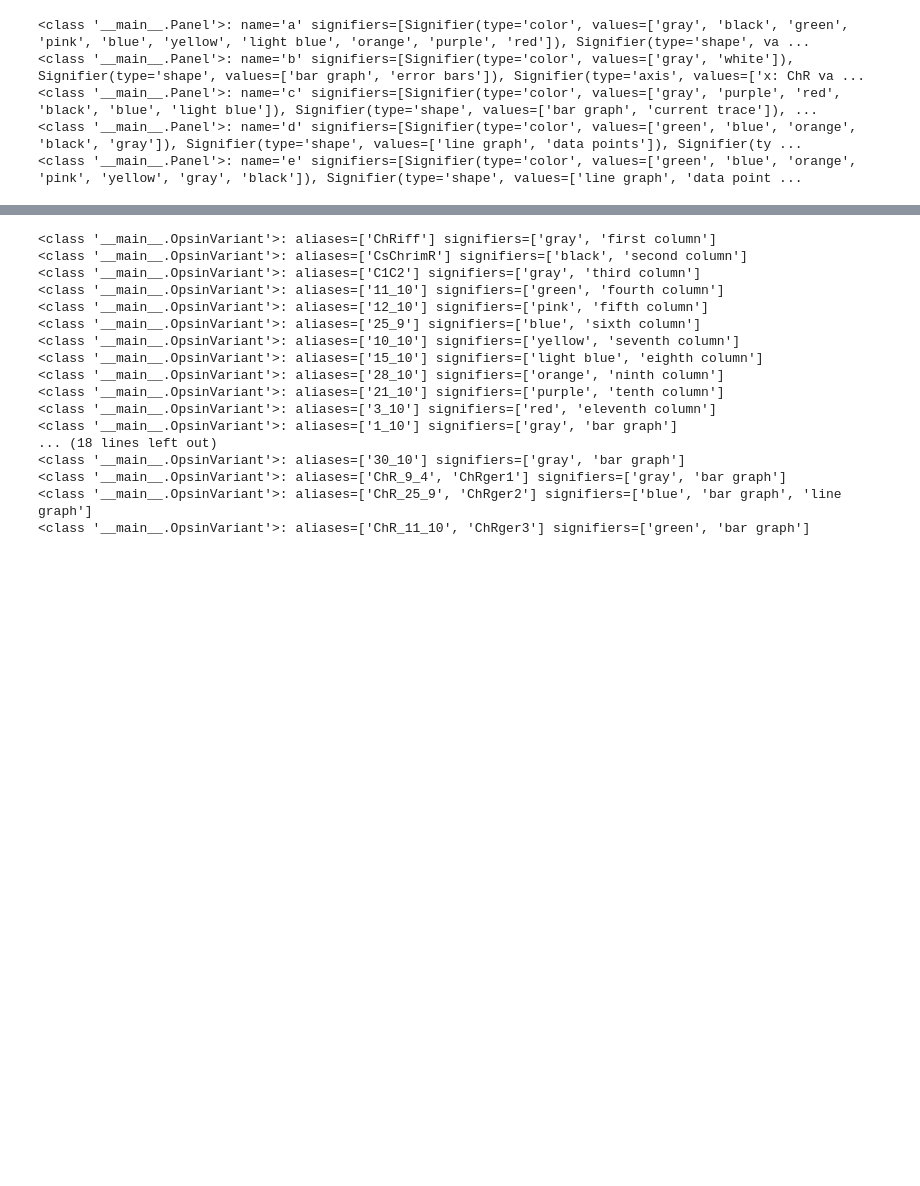
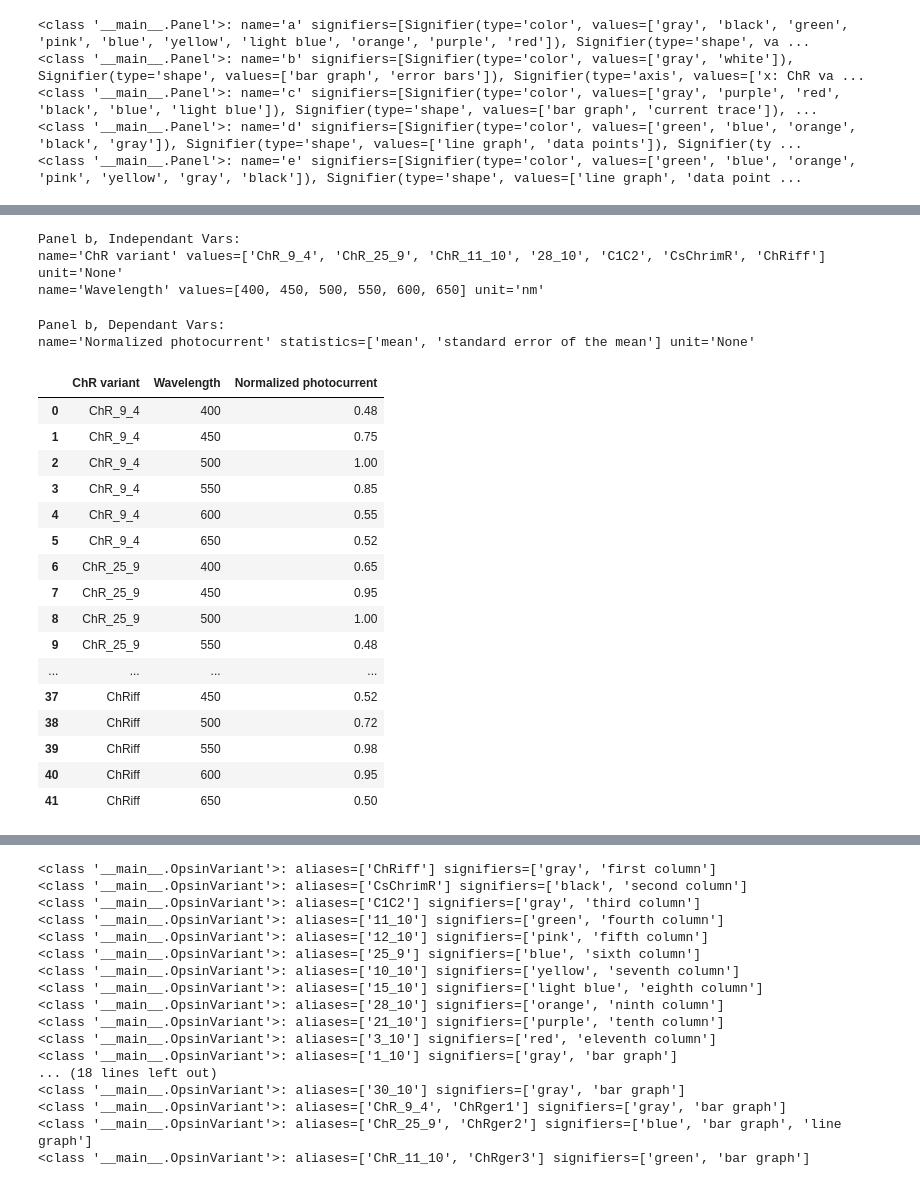
Before and after one commit to shababo/plotreader, a Jupyter notebook: sandbox/direct_anthropic_calls.ipynb, the cells around one changed output, grey strips where cells are left out. Cells and saved outputs as stored; diff of their text form; code cells hidden in the pictures; blank space fills up the shorter version.

```diff
--- a/sandbox/direct_anthropic_calls.ipynb
+++ b/sandbox/direct_anthropic_calls.ipynb
@@ -383,10 +441,10 @@ class Panel(BaseModel):
     name: str
     signifiers: List[Signifier]
 
-class PanelSet(BaseModel):
+class Figure(BaseModel):
     panels: List[Panel]
 
-output_parser = PydanticOutputParser(output_cls=PanelSet)
+output_parser = PydanticOutputParser(output_cls=Figure)
 # %%
 message_txt_no_options = """For each panel in this figure, tell me what the visual signifiers (color, axis, shape) are used and what values it takes (e.g. [blue, green, red]).
 Return your answer as structured data.
@@ -408,0 +526,5 @@ for panel in figure.panels:
+# %%
+class IndependantVariable(BaseModel):
+    name: str
+    values: list = Field(default_factory=list)
+    unit: str = Field(default = "None")
@@ -408,0 +619,71 @@ for panel in figure.panels:
+# %%
+print("Panel b, Independant Vars:")
+for iv in ind_vars:
+    print(iv)
+# %% [output]
+Panel b, Independant Vars:
+name='ChR variant' values=['ChR_9_4', 'ChR_25_9', 'ChR_11_10', '28_10', 'C1C2', 'CsChrimR', 'ChRiff'] unit='None'
+name='Wavelength' values=[400, 450, 500, 550, 600, 650] unit='nm'
+# %%
+print("Panel b, Dependant Vars:")
+for dv in dep_vars:
+    print(dv)
+# %% [output]
+Panel b, Dependant Vars:
+name='Normalized photocurrent' statistics=['mean', 'standard error of the mean'] unit='None'
+# %%
+anthropic_agent = BasicAnthropicAgent(
+    model = "claude-3-5-sonnet-20240620",
+    max_tokens = 4096,
+)
+
+output_parser = PydanticOutputParser(output_cls=DataFrameRowsOnly)
+
+dv_ind = 0
+
+
+
+dep_var = dep_vars[dv_ind]
+
+columns = {iv.name: pd.Series() for iv in ind_vars}
+columns.update({dep_var.name: pd.Series()})
+df = pd.DataFrame(columns)
+
+message_txt_no_options = """In Panel {panel_name}, what are the values of the {dep_var_stat} for the dependant variable {dep_var_name}?
+If the variable is not quantitative (like an image), only set the name field of IndependantVariable.
+Get the value for each condition. To help, here are the values the independant variable takes (there may be errors).
+{ind_vars}
+The column schema is the following: {schema}.
+""".format(
+    panel_name = figure.panels[panel_ind].name,
+    dep_var_stat = dep_var.statistics[0],
+    dep_var_name = dep_var.name,
+    ind_vars = ind_vars,
+    schema = ", ".join(df.columns),
+)
+
+prompt = message_txt_no_options
+prompt = PromptTemplate(prompt, output_parser=output_parser)
+
+response = anthropic_agent.message(prompt = prompt.format(llm=plotreader._MM_LLM), images = [image])
+panel_df = output_parser.parse(response.content[0].text).to_df(existing_df=df)
+
+panel_df
+# %% [output]
+|  | ChR variant | Wavelength | Normalized photocurrent |
+| 0 | ChR_9_4 | 400 | 0.48 |
+| 1 | ChR_9_4 | 450 | 0.75 |
+| 2 | ChR_9_4 | 500 | 1.00 |
+| 3 | ChR_9_4 | 550 | 0.85 |
+| 4 | ChR_9_4 | 600 | 0.55 |
+| 5 | ChR_9_4 | 650 | 0.52 |
+| 6 | ChR_25_9 | 400 | 0.65 |
+| 7 | ChR_25_9 | 450 | 0.95 |
+| 8 | ChR_25_9 | 500 | 1.00 |
+| 9 | ChR_25_9 | 550 | 0.48 |
+| ... | ... | ... | ... |
+| 37 | ChRiff | 450 | 0.52 |
+| 38 | ChRiff | 500 | 0.72 |
+| 39 | ChRiff | 550 | 0.98 |
+| 40 | ChRiff | 600 | 0.95 |
+| 41 | ChRiff | 650 | 0.50 |
```
Also changed, not shown: parts of 15 cells of this notebook, 1 other file.
